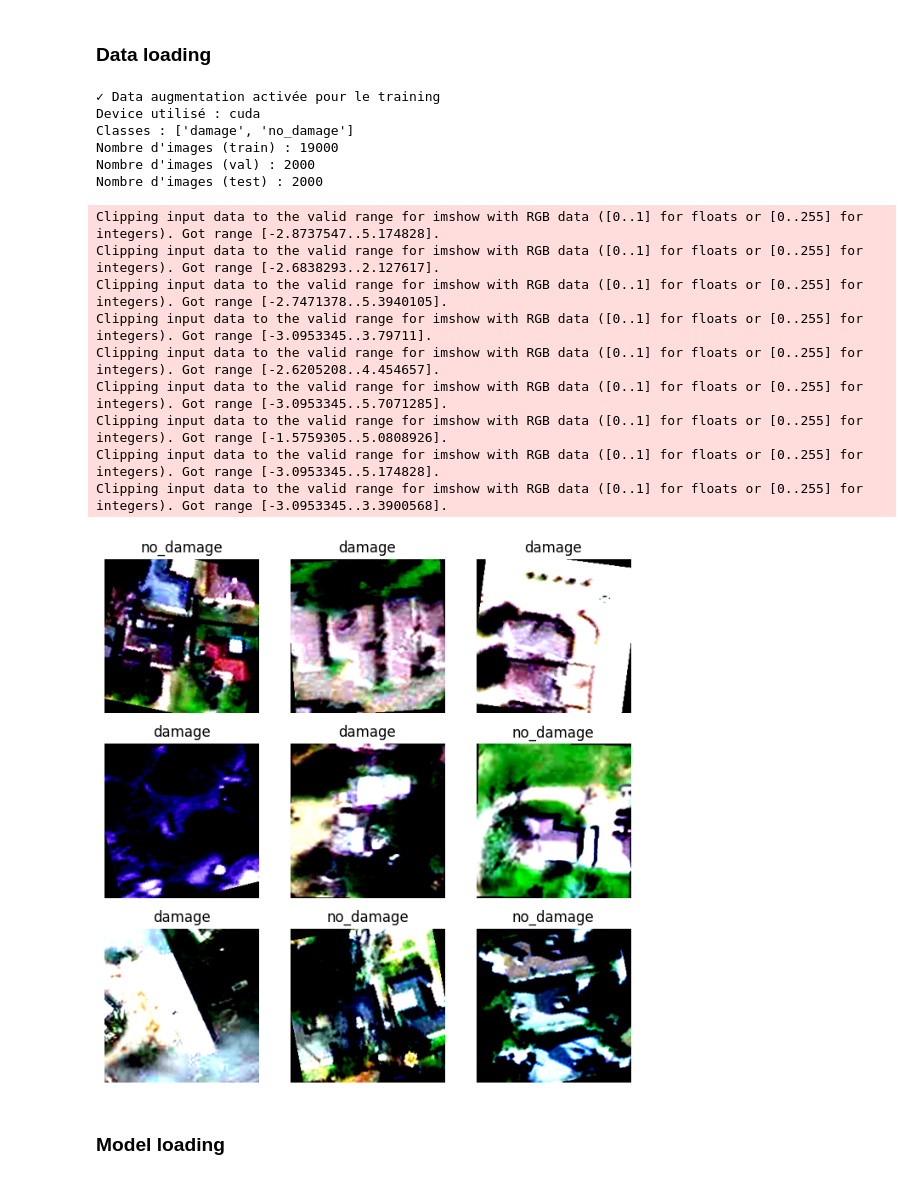
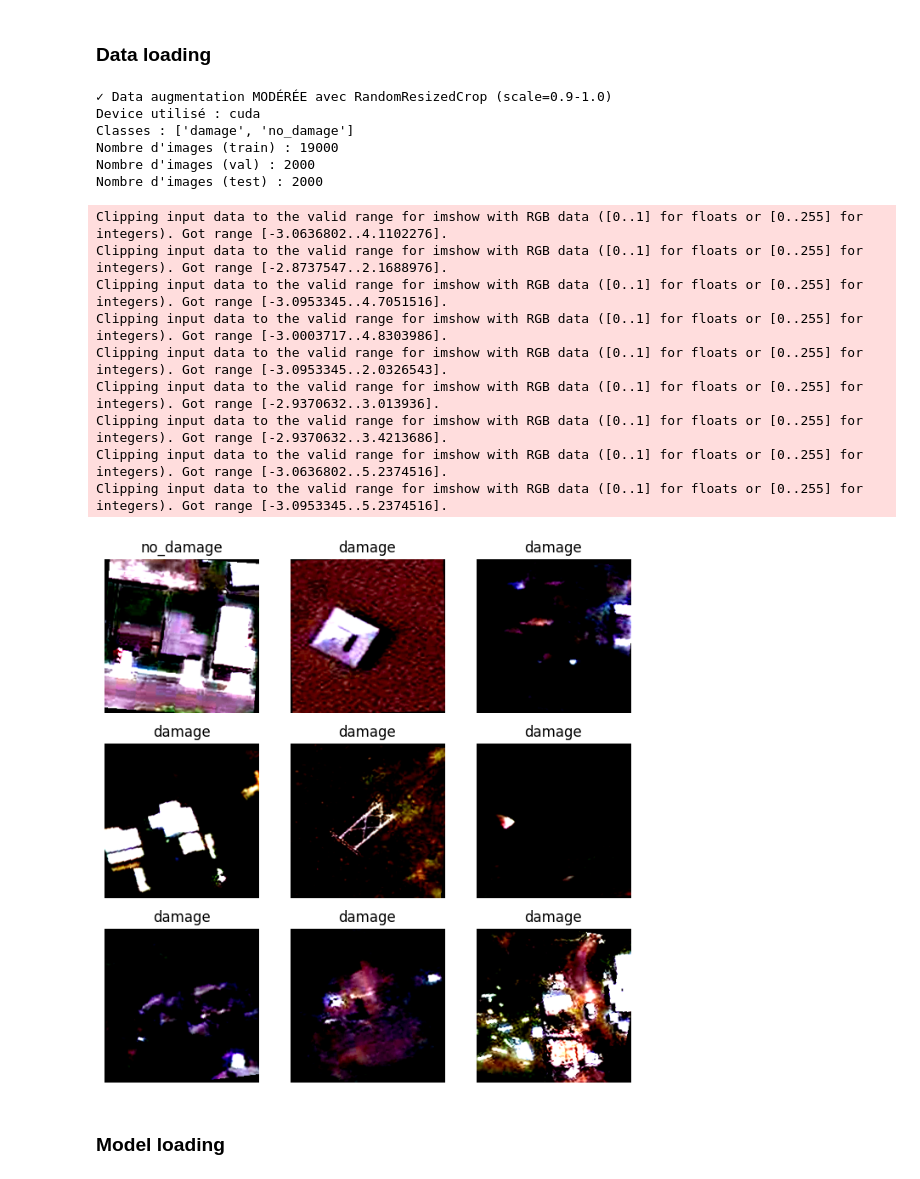
Before and after one commit to marioncalvo/IPEO_production, a Jupyter notebook: projet_resnet_augmentation_executed.ipynb, the cells around one changed output. Drawn from its saved outputs; the diff is of its cells as text; code cells hidden in the pictures.

Commit message:
Update notebooks with data augmentation improvements and test visualizations

```diff
--- a/projet_resnet_augmentation_executed.ipynb
+++ b/projet_resnet_augmentation_executed.ipynb
@@ -23,74 +25,73 @@ std = torch.tensor([0.14353738725185394, 0.12388758361339569, 0.1252426058053970
 
 normalize = T.Normalize(mean, std)
 
-# Transform AVEC augmentation AGRESSIVE (pour training)
+# Transform AVEC augmentation MODÉRÉE et COHÉRENTE
 transforms_train = T.Compose([
-    T.RandomResizedCrop(224, scale=(0.8, 1.0)),
+    T.RandomResizedCrop(224, scale=(0.9, 1.0)),  # Scale conservateur (90-100%)
     T.RandomHorizontalFlip(p=0.5),
-    T.RandomRotation(degrees=15),
-    T.ColorJitter(brightness=0.2, contrast=0.2, saturation=0.2, hue=0.05),
-    T.RandomGrayscale(p=0.1),
-    T.RandomApply([T.GaussianBlur(kernel_size=3)], p=0.3),
+    T.RandomVerticalFlip(p=0.5),
+    T.RandomRotation(degrees=10),
+    T.ColorJitter(brightness=0.1, contrast=0.1, saturation=0.1),
     T.ToTensor(),
     normalize
 ])
 
 # Transform SANS augmentation (pour validation/test)
-transforms_val = T.Compose([
+default_transforms = T.Compose([
     T.Resize((224, 224)),
     T.ToTensor(),
     normalize
 ])
 
-print("✓ Data augmentation activée pour le training")
+print("✓ Data augmentation MODÉRÉE avec RandomResizedCrop (scale=0.9-1.0)")
 
 train_ds = datasets.ImageFolder(os.path.join(base_dir, "train"), transform=transforms_train)
-val_ds   = datasets.ImageFolder(os.path.join(base_dir, "validation"), transform=transforms_val)
-test_ds  = datasets.ImageFolder(os.path.join(base_dir, "test"), transform=transforms_val)
+val_ds   = datasets.ImageFolder(os.path.join(base_dir, "validation"), transform=default_transforms)
+test_ds  = datasets.ImageFolder(os.path.join(base_dir, "test"), transform=default_transforms)
 
 # Détection du device (GPU si disponible, sinon CPU)
 device = torch.device("cuda" if torch.cuda.is_available() else "cpu")
 print("Device utilisé :", device)
 
 
 # Ajustements DataLoader pour macOS : num_workers=0 pour éviter "Broken pipe" (2 sinon)
 batch_size = 16
-train_loader = DataLoader(train_ds, batch_size=batch_size, shuffle=True, num_workers=0, pin_memory=False)
-val_loader   = DataLoader(val_ds, batch_size=batch_size, num_workers=0, pin_memory=False)
-test_loader  = DataLoader(test_ds, batch_size=batch_size, num_workers=0, pin_memory=False)
+train_loader = DataLoader(train_ds, batch_size=batch_size, shuffle=True, num_workers=2, pin_memory=False)
+val_loader   = DataLoader(val_ds, batch_size=batch_size, num_workers=2, pin_memory=False)
+test_loader  = DataLoader(test_ds, batch_size=batch_size, num_workers=2, pin_memory=False)
 
 print("Classes :", train_ds.classes)
 print("Nombre d'images (train) :", len(train_ds))
 print("Nombre d'images (val) :", len(val_ds))
 print("Nombre d'images (test) :", len(test_ds))
 
 def show_batch(loader):
     images, labels = next(iter(loader))
     fig, axes = plt.subplots(3, 3, figsize=(8, 8))
     for img, label, ax in zip(images[:9], labels[:9], axes.flat):
         ax.imshow(img.permute(1, 2, 0))
         ax.set_title(train_ds.classes[label])
         ax.axis("off")
     plt.show()
 
 show_batch(train_loader)
 # %% [output]
-✓ Data augmentation activée pour le training
+✓ Data augmentation MODÉRÉE avec RandomResizedCrop (scale=0.9-1.0)
 Device utilisé : cuda
 Classes : ['damage', 'no_damage']
 Nombre d'images (train) : 19000
 Nombre d'images (val) : 2000
 Nombre d'images (test) : 2000
-Clipping input data to the valid range for imshow with RGB data ([0..1] for floats or [0..255] for integers). Got range [-2.8737547..5.174828].
-Clipping input data to the valid range for imshow with RGB data ([0..1] for floats or [0..255] for integers). Got range [-2.6838293..2.127617].
-Clipping input data to the valid range for imshow with RGB data ([0..1] for floats or [0..255] for integers). Got range [-2.7471378..5.3940105].
-Clipping input data to the valid range for imshow with RGB data ([0..1] for floats or [0..255] for integers). Got range [-3.0953345..3.79711].
-Clipping input data to the valid range for imshow with RGB data ([0..1] for floats or [0..255] for integers). Got range [-2.6205208..4.454657].
-Clipping input data to the valid range for imshow with RGB data ([0..1] for floats or [0..255] for integers). Got range [-3.0953345..5.7071285].
-Clipping input data to the valid range for imshow with RGB data ([0..1] for floats or [0..255] for integers). Got range [-1.5759305..5.0808926].
-Clipping input data to the valid range for imshow with RGB data ([0..1] for floats or [0..255] for integers). Got range [-3.0953345..5.174828].
-Clipping input data to the valid range for imshow with RGB data ([0..1] for floats or [0..255] for integers). Got range [-3.0953345..3.3900568].
+Clipping input data to the valid range for imshow with RGB data ([0..1] for floats or [0..255] for integers). Got range [-3.0636802..4.1102276].
+Clipping input data to the valid range for imshow with RGB data ([0..1] for floats or [0..255] for integers). Got range [-2.8737547..2.1688976].
+Clipping input data to the valid range for imshow with RGB data ([0..1] for floats or [0..255] for integers). Got range [-3.0953345..4.7051516].
+Clipping input data to the valid range for imshow with RGB data ([0..1] for floats or [0..255] for integers). Got range [-3.0003717..4.8303986].
+Clipping input data to the valid range for imshow with RGB data ([0..1] for floats or [0..255] for integers). Got range [-3.0953345..2.0326543].
+Clipping input data to the valid range for imshow with RGB data ([0..1] for floats or [0..255] for integers). Got range [-2.9370632..3.013936].
+Clipping input data to the valid range for imshow with RGB data ([0..1] for floats or [0..255] for integers). Got range [-2.9370632..3.4213686].
+Clipping input data to the valid range for imshow with RGB data ([0..1] for floats or [0..255] for integers). Got range [-3.0636802..5.2374516].
+Clipping input data to the valid range for imshow with RGB data ([0..1] for floats or [0..255] for integers). Got range [-3.0953345..5.2374516].
-[figure, old version]
+[figure, new version]
 # %% [markdown]
 ### Model loading
 # %%
```
Also changed, not shown: parts of 7 cells of this notebook, 15 other files.
